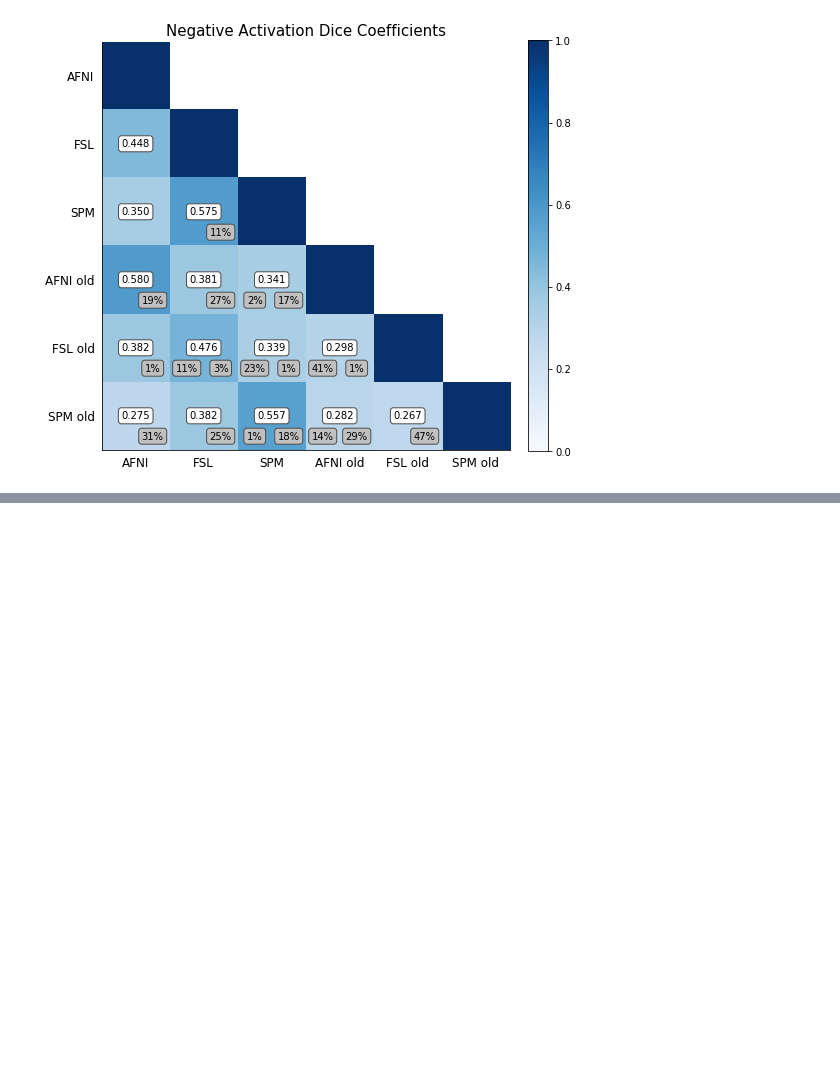
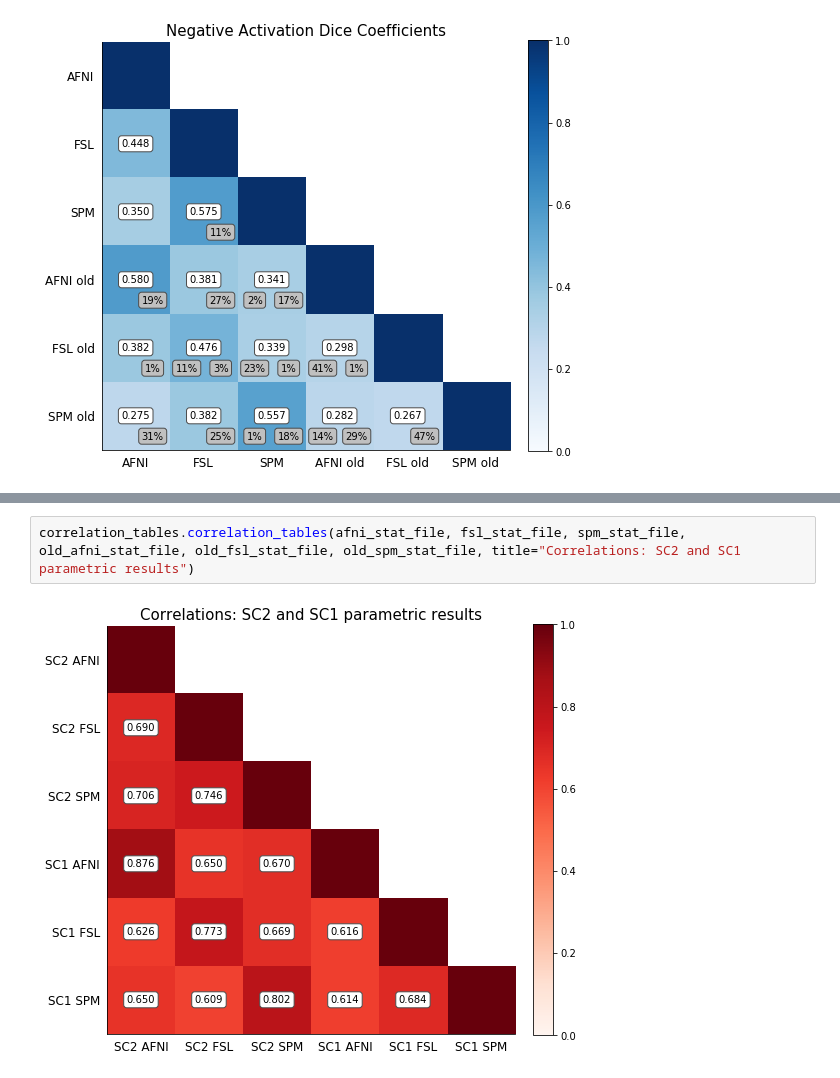
Before and after one commit to NISOx-BDI/SC2, a Jupyter notebook: figures/ds001_notebook.ipynb, the cells around one changed output, grey strips where cells are left out. Saved outputs shown, nothing was run; the diff lists cells and outputs as text; blank space fills up the shorter version.

```diff
--- a/figures/ds001_notebook.ipynb
+++ b/figures/ds001_notebook.ipynb
@@ -451,0 +457,4 @@ dice.dice_old_comparison(afni_perm_pos_exc, old_afni_perm_pos_exc, afni_perm_neg
+# %%
+correlation_tables.correlation_tables(afni_stat_file, fsl_stat_file, spm_stat_file, old_afni_stat_file, old_fsl_stat_file, old_spm_stat_file, title="Correlations: SC2 and SC1 parametric results")
+# %% [output]
+[figure, added]
```
Also changed, not shown: parts of 5 cells of this notebook, 2 other files.
